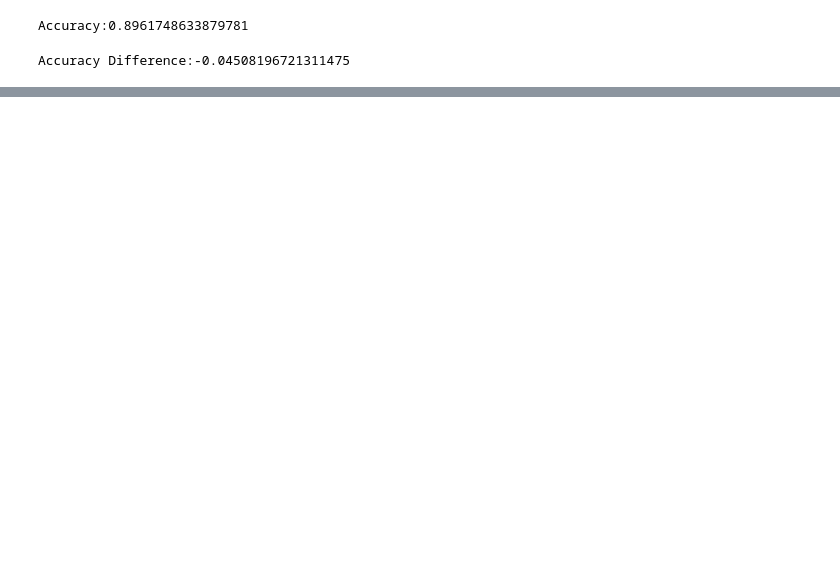
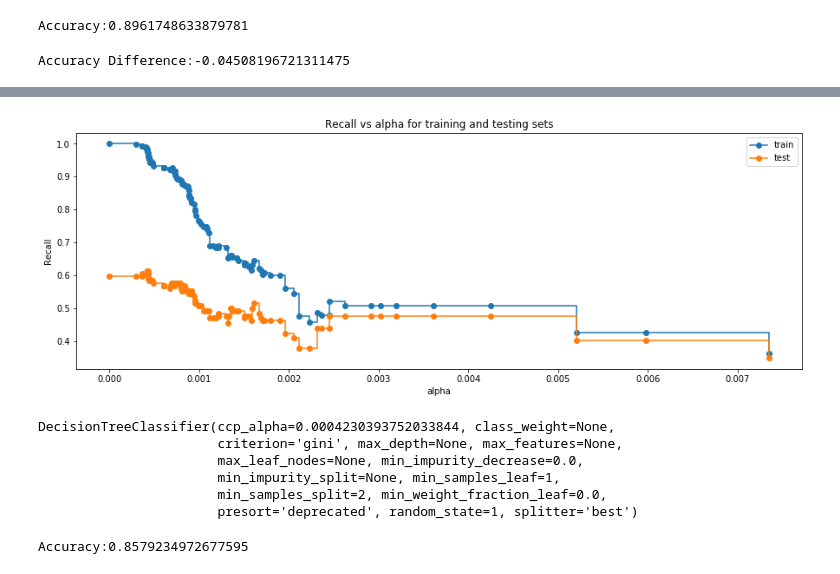
Before and after one commit to KyLarson-Research/tourism, a Jupyter notebook: tourism.ipynb, the cells around one changed output, grey strips where cells are left out. Drawn from its saved outputs; the diff is of its cells as text; code cells hidden in the pictures; blank space fills up the shorter version.

```diff
--- a/tourism.ipynb
+++ b/tourism.ipynb
@@ -768,0 +903,43 @@ Accuracy Difference:-0.04508196721311475
+# %%
+recall_train=[]
+for clf in clfs:
+    pred_train3=clf.predict(X_train)
+    values_train=metrics.recall_score(y_train,pred_train3)
+    recall_train.append(values_train)
+recall_test=[]
+for clf in clfs:
+    pred_test3=clf.predict(X_val)
+    values_test=metrics.recall_score(y_val,pred_test3)
+    recall_test.append(values_test)
+# %%
+fig, ax = plt.subplots(figsize=(15,5))
+ax.set_xlabel("alpha")
+ax.set_ylabel("Recall")
+ax.set_title("Recall vs alpha for training and testing sets")
+ax.plot(ccp_alphas, recall_train, marker='o', label="train",
+        drawstyle="steps-post")
+ax.plot(ccp_alphas, recall_test, marker='o', label="test",
+        drawstyle="steps-post")
+ax.legend()
+plt.show()
+# %% [output]
+[figure, added]
+# %%
+# creating the model where we get highest train and test recall
+index_best_model = np.argmax(recall_test)
+best_model = clfs[index_best_model]
+print(best_model)
+# %% [output]
+DecisionTreeClassifier(ccp_alpha=0.0004230393752033844, class_weight=None,
+                       criterion='gini', max_depth=None, max_features=None,
+                       max_leaf_nodes=None, min_impurity_decrease=0.0,
+                       min_impurity_split=None, min_samples_leaf=1,
+                       min_samples_split=2, min_weight_fraction_leaf=0.0,
+                       presort='deprecated', random_state=1, splitter='best')
+# %%
+clfBMPred = best_model.predict(X_val)
+accuracy = accuracy_score(y_val, clfBMPred)
+# There still seems to be no improvement from Pruning and themodel isnt much more simple
+print("Accuracy:"+str(accuracy))
+# %% [output]
+Accuracy:0.8579234972677595
```
Also changed, not shown: parts of 13 cells of this notebook.
